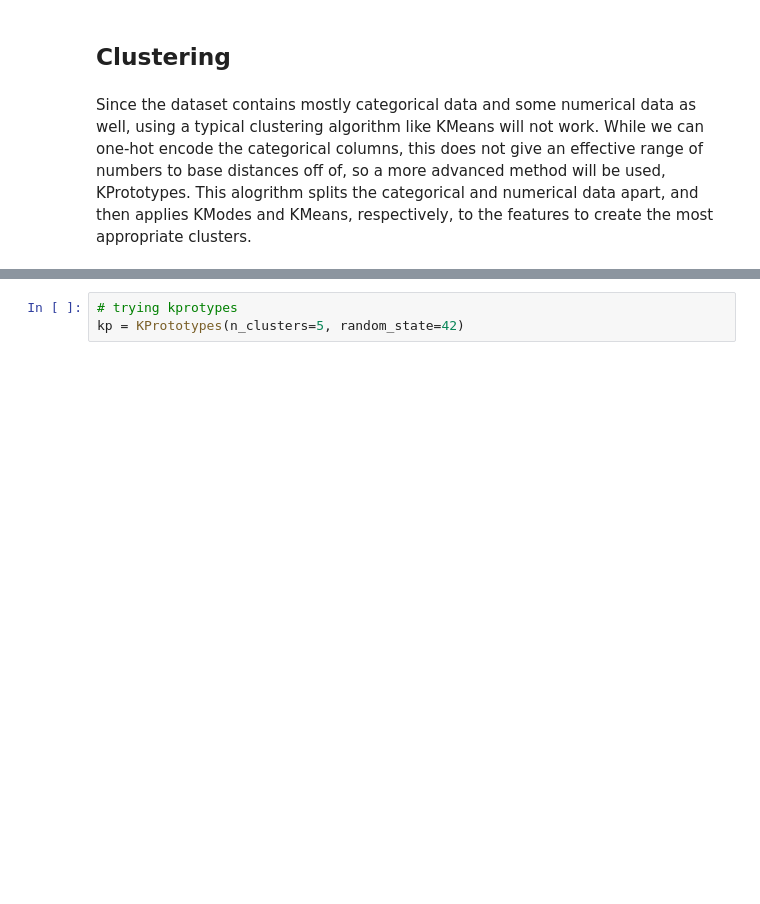
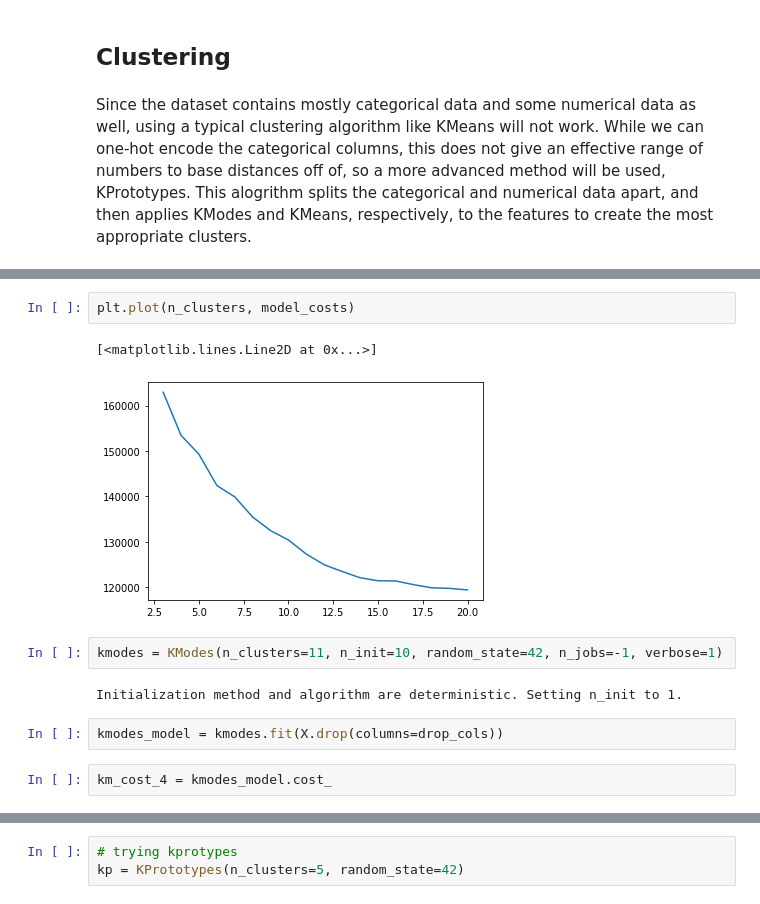
Before and after one commit to Shaddyjr/dob_complaints, a Jupyter notebook: jeremy/clustering.ipynb, the cells around one changed output, grey strips where cells are left out. Drawn from its saved outputs; the diff is of its cells as text; blank space fills up the shorter version.

```diff
--- a/jeremy/clustering.ipynb
+++ b/jeremy/clustering.ipynb
@@ -52,0 +170,13 @@ X.head()
+# %%
+plt.plot(n_clusters, model_costs)
+# %% [output]
+[<matplotlib.lines.Line2D at 0x...>]
+[figure, added]
+# %%
+kmodes = KModes(n_clusters=11, n_init=10, random_state=42, n_jobs=-1, verbose=1)
+# %% [output]
+Initialization method and algorithm are deterministic. Setting n_init to 1.
+# %%
+kmodes_model = kmodes.fit(X.drop(columns=drop_cols))
+# %%
+km_cost_4 = kmodes_model.cost_
```
Also changed, not shown: parts of 30 cells of this notebook, 2 other files.
